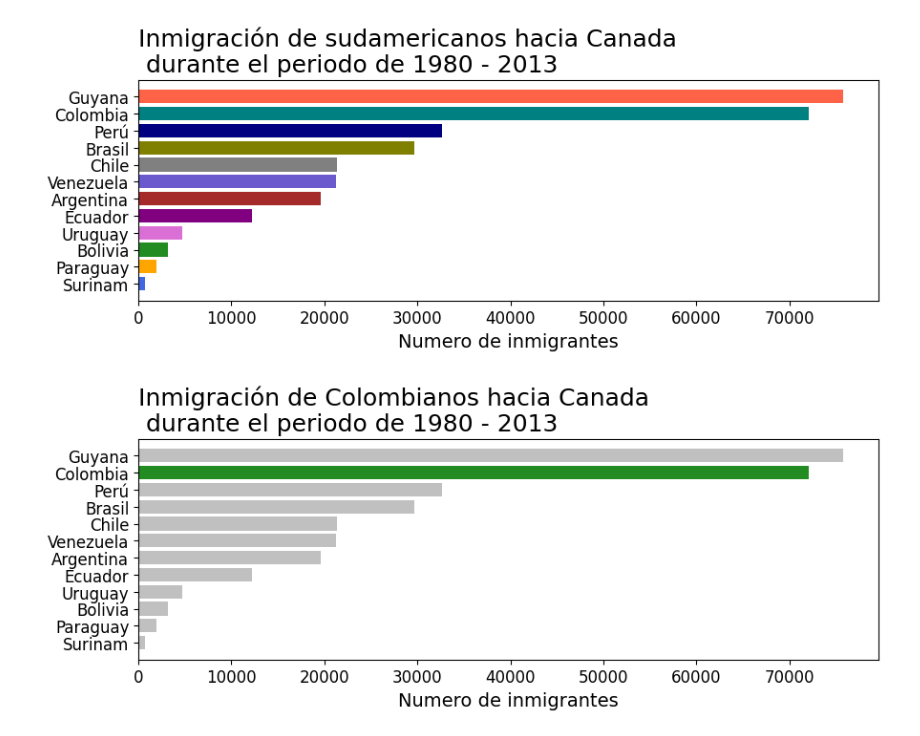
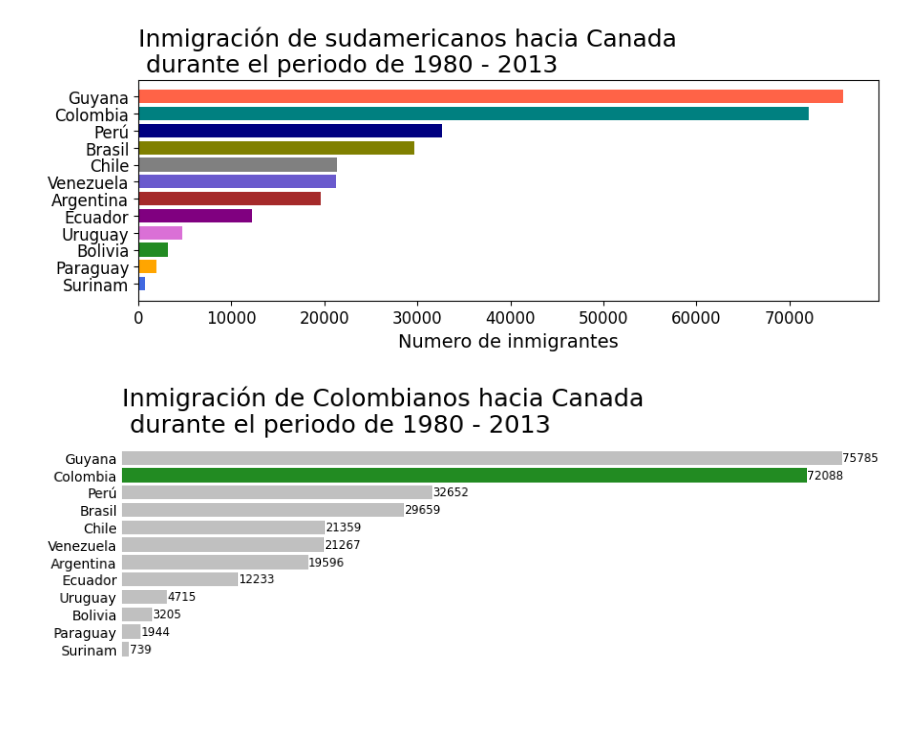
Before and after one commit to AndresCMontejo/Visualizaci-n-de-datos-con-Python-Matplotlib-Seaborn-y-Plotly, a Jupyter notebook: visualizacion_de_datos_con_python.ipynb, the cells around one changed output. Drawn from its saved outputs; the diff is of its cells as text; code cells hidden in the pictures; blank space fills up the shorter version.

```diff
--- a/visualizacion_de_datos_con_python.ipynb
+++ b/visualizacion_de_datos_con_python.ipynb
@@ -10,7 +10,7 @@ Drive already mounted at /content/drive; to attempt to forcibly remount, call dr
 # %%
 import pandas as pd
 # %%
-df = pd.read_csv('/content/drive/MyDrive/inmigrantes_canada.csv')
+df = pd.read_csv('/content/drive/MyDrive/ETL/inmigrantes_canada.csv')
 df.head()
 # %% [output]
 |  | Pais | Continente | Region | 1980 | 1981 | 1982 | 1983 | 1984 | 1985 | 1986 | ... | ... |
@@ -412,22 +412,47 @@ plt.show()
 # %%
 #ENFOCANDO A COLOMBIA
 colores = []
 for pais in sudamerica_sorted.index:
   if pais == "Colombia":
     colores.append('forestgreen')
   else:
     colores.append('silver')
 fig, ax = plt.subplots(figsize=(10,3))
 
+#La siguiente linea borra el eje x
+ax.set_frame_on(False) #borrando el plano cartesiano
+ax.xaxis.set_visible(False) #Borrando la información del eje X, osea el valor total
+#ELIMINANDO TICKS, las rayas que estan a lado de las barras.
+ax.tick_params(axis='y', which='both', size=0)
+
 #GRAFICO DE BARRAS
 #agregarle h a bar (ax.barh), estamos hablando de una barra horizontal
 ax.barh(sudamerica_sorted.index, sudamerica_sorted['Total'], color=colores)
 ax.set_title('Inmigración de Colombianos hacia Canada\n durante el periodo de 1980 - 2013', loc='left', fontsize=18)
 #invertir el sentido de las x & y,
 ax.set_ylabel('')
-ax.set_xlabel('Numero de inmigrantes', fontsize=14)
-ax.xaxis.set_tick_params(labelsize=12)
-ax.yaxis.set_tick_params(labelsize=12)
+#ax.set_xlabel('Numero de inmigrantes', fontsize=14)
+#ax.xaxis.set_tick_params(labelsize=12)
+ax.yaxis.set_tick_params(labelsize=10)
+
+#Enumerar cada uno de los valores totales en las barras, i representa Y, J representa X.
+#para i que es indice (0, 1, 2), J in enumerate, j toma el valor total de "sudamerica_sorted", en su columna "Total", mientra i representa el indice, es como contar cada barra, por ejemplo
+#j toma el primer valor de la columna 'Total', es decir 75785, lo cual ese valor estará representado en el indice 0, por eso la variable i, donde el indice 0 es la barra 0. (Guayana)
+for i,j in enumerate(sudamerica_sorted['Total']):
+  ax.text(j+20,i,j,color='black', fontsize=8.5, ha='left', va='center') #ha= horizontal, va=vertical
+  #EXPLICACIÓN:
+  #La función enumerate() recorre una lista y te da dos cosas a la vez:
+  #el índice (la posición en la lista), y
+  #el valor que está en esa posición.
+  #sudamerica_sorted['Total'] es una serie con los valores (los números de inmigrantes).
+  #sudamerica_sorted.index contiene los nombres de los países (ya los usaste en el eje Y).
+  #El gráfico usa barras horizontales, por lo tanto:
+  #El eje X representa los valores (número de inmigrantes, o sea j).
+  #El eje Y representa la posición de cada país en la lista, o sea i.
+  #j + 20 → es la posición en X donde va el número (lo mueves 20 unidades a la derecha de la barra para que no se superponga).
+  #i → es la posición en Y (la posición del país en la lista).
+  #str(j) → convierte el número de inmigrantes en texto, para que se muestre como etiqueta.
+  #ax.text(...) → dibuja ese texto en el gráfico.
 plt.show()
 # %% [output]
-[figure, old version]
+[figure, new version]
```
